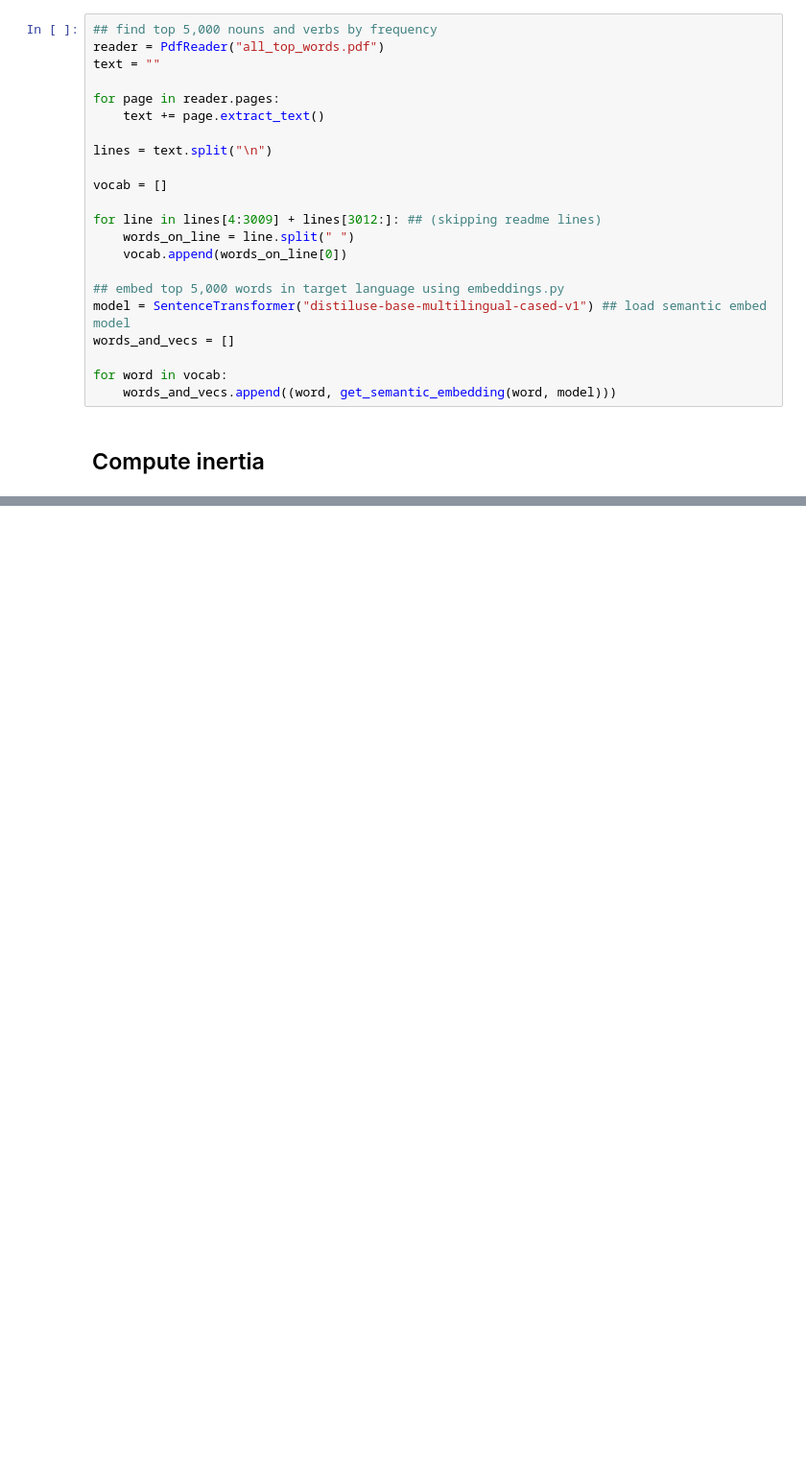
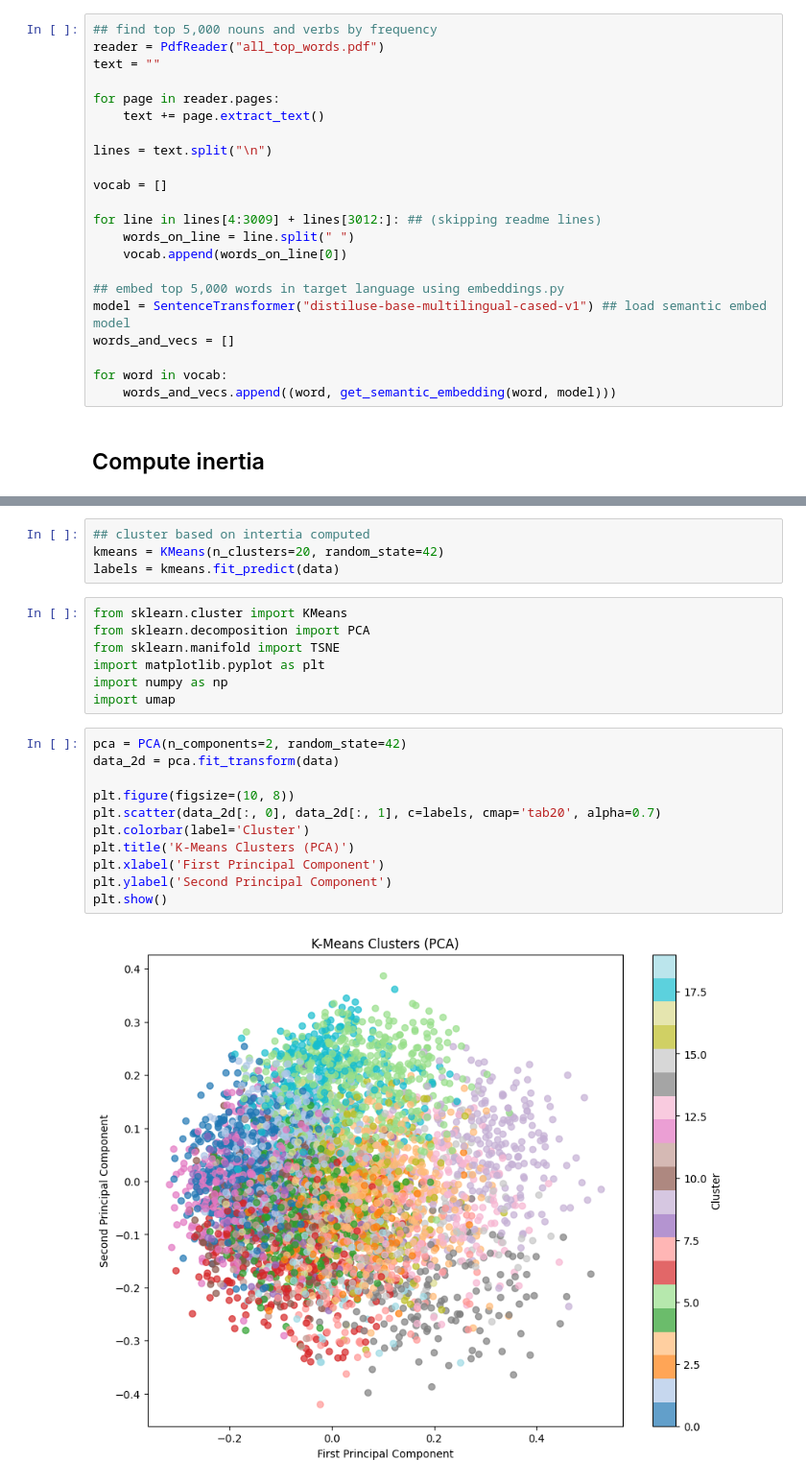
Before and after one commit to nowemoore/learning_optimiser, a Jupyter notebook: clustering.ipynb, the cells around one changed output, grey strips where cells are left out. Shown at 96% size. Drawn from its saved outputs; the diff is of its cells as text; blank space fills up the shorter version.

```diff
--- a/clustering.ipynb
+++ b/clustering.ipynb
@@ -42,0 +58,24 @@ for word in vocab:
+# %%
+## cluster based on intertia computed
+kmeans = KMeans(n_clusters=20, random_state=42)
+labels = kmeans.fit_predict(data)
+# %%
+from sklearn.cluster import KMeans
+from sklearn.decomposition import PCA
+from sklearn.manifold import TSNE
+import matplotlib.pyplot as plt
+import numpy as np
+import umap
+# %%
+pca = PCA(n_components=2, random_state=42)
+data_2d = pca.fit_transform(data)
+
+plt.figure(figsize=(10, 8))
+plt.scatter(data_2d[:, 0], data_2d[:, 1], c=labels, cmap='tab20', alpha=0.7)
+plt.colorbar(label='Cluster')
+plt.title('K-Means Clusters (PCA)')
+plt.xlabel('First Principal Component')
+plt.ylabel('Second Principal Component')
+plt.show()
+# %% [output]
+[figure, added]
```
Also changed, not shown: parts of 4 cells of this notebook.
